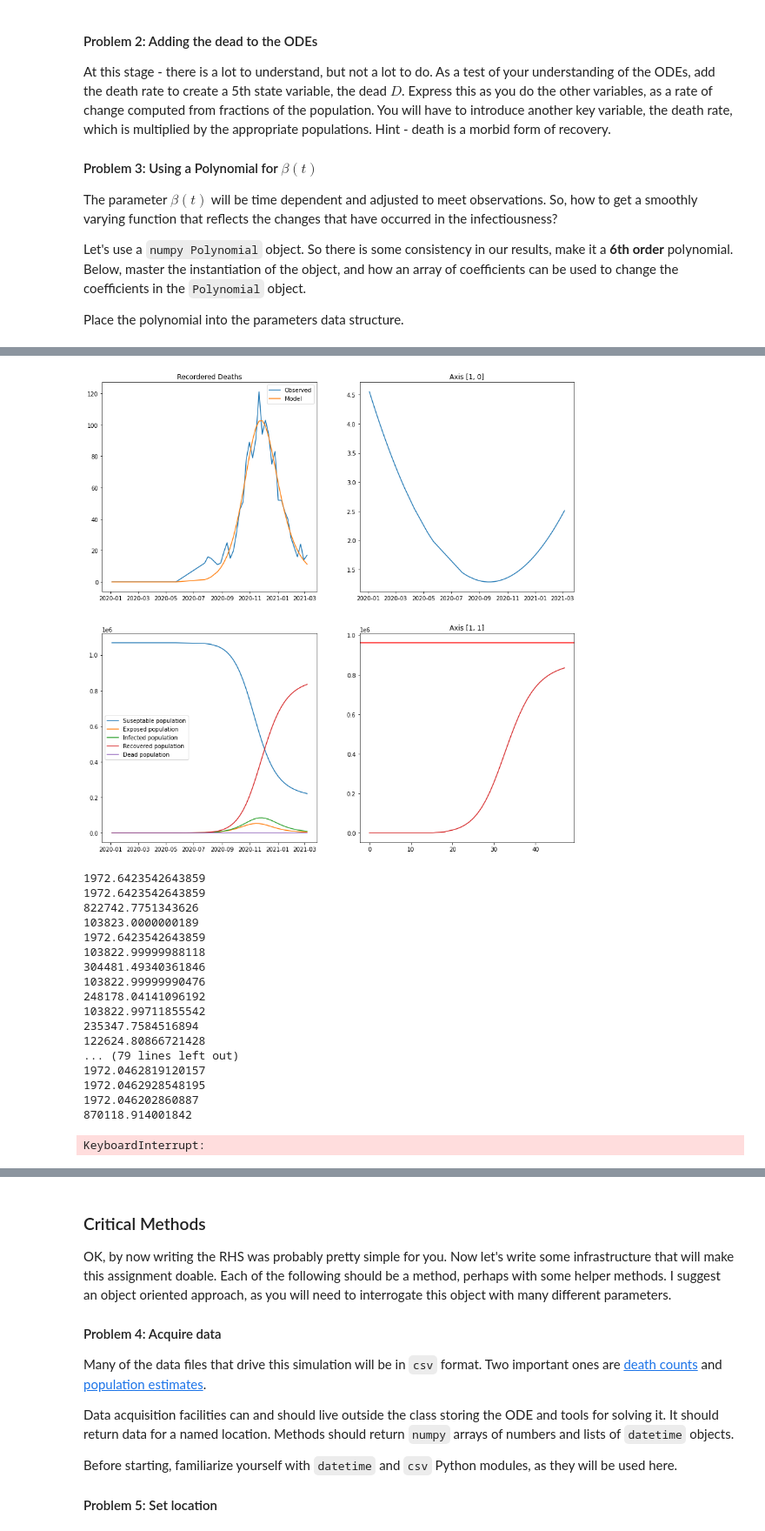
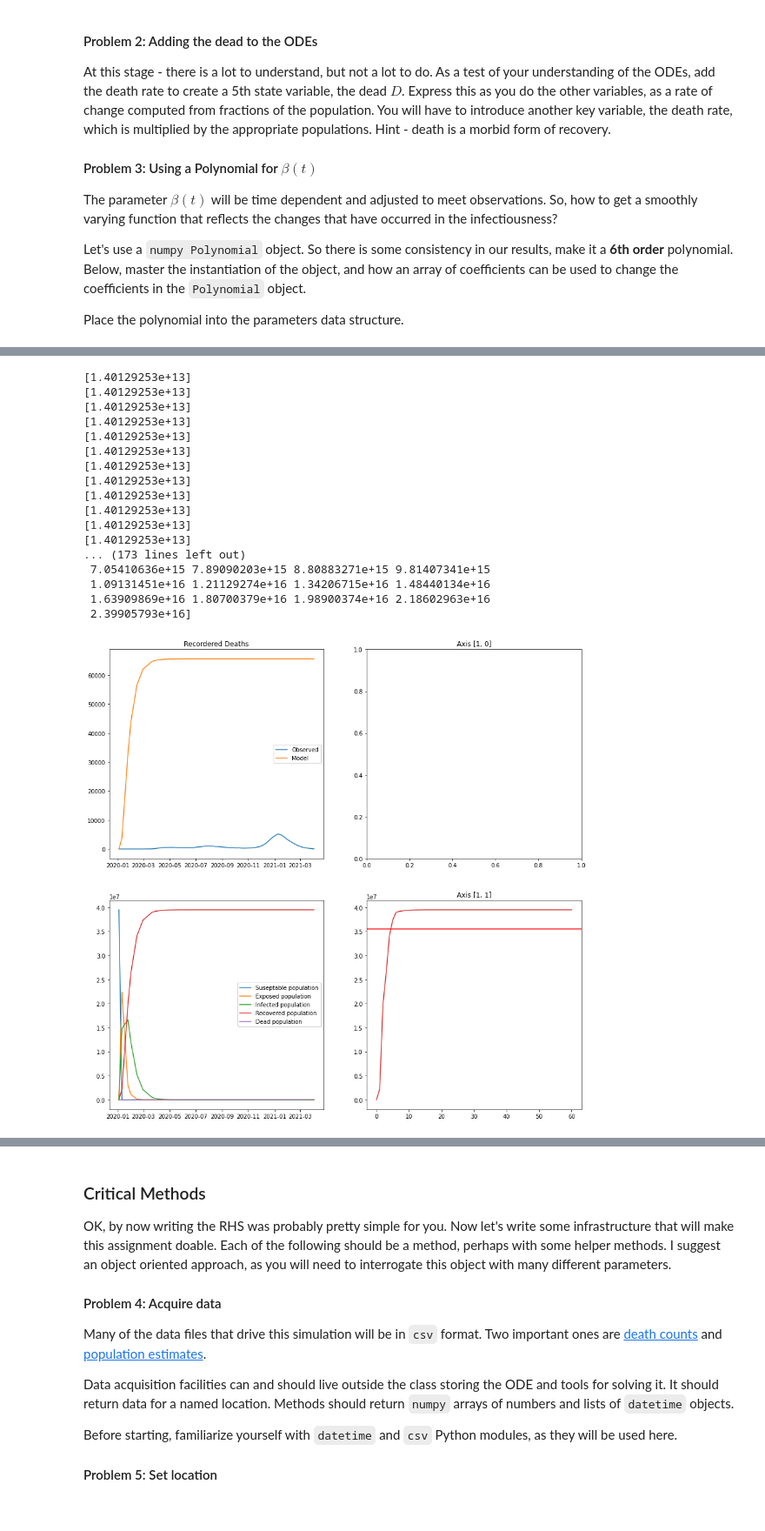
Before and after one commit to tjschweitzer/Sim_Modeling, a Jupyter notebook: covid/Synthesis I - SEIR Model.ipynb, the cells around one changed output, grey strips where cells are left out. Shown at 87% size. Cells and saved outputs as stored; diff of their text form; code cells hidden in the pictures.

```diff
--- a/covid/Synthesis I - SEIR Model.ipynb
+++ b/covid/Synthesis I - SEIR Model.ipynb
@@ -382,36 +370,27 @@ app.get_nelder_mead("Montana","nelder-mead")
-# %%
-powell = [ 4.54701056e-01, -2.52732470e-03,  5.05188944e-06, -5.83029782e-10,
-        1.21520601e-03]
-res = minimize(self.get_SSE, self.coefs+[self.death_rate] , method='Powell',
-               options={'disp': True},\
-               callback = self.update_perameters)
-
-
-app.plot_results()
-# %% [output]
-[figure, removed]
-# %%
-powell = [ 4.54701056e-01, -2.52732470e-03,  5.05188944e-06, -5.83029782e-10,
-        1.21520601e-03]
-res = minimize(app.get_SSE, powell , method='Powell',
-               options={'disp': True},\
-               callback = app.update_perameters)
-# %% [output]
-1972.6423542643859
-1972.6423542643859
-822742.7751343626
-103823.0000000189
-1972.6423542643859
-103822.99999988118
-304481.49340361846
-103822.99999990476
-248178.04141096192
-103822.99711855542
-235347.7584516894
-122624.80866721428
-... (79 lines left out)
-1972.0462819120157
-1972.0462928548195
-1972.046202860887
-870118.914001842
-KeyboardInterrupt:
+# %%
+start_perams = [0.08, 0.2, 0.04, -.1, 0.5, -0.3, -0.4, 0.00166]
+
+powell_options = {'disp': True, "xtol": 1e-6}
+app.set_location("California")
+res =app.get_minimize(start_perams,powell_options,"Powell")
+
+app.plot_results()
+# %% [output]
+[1.40129253e+13]
+[1.40129253e+13]
+[1.40129253e+13]
+[1.40129253e+13]
+[1.40129253e+13]
+[1.40129253e+13]
+[1.40129253e+13]
+[1.40129253e+13]
+[1.40129253e+13]
+[1.40129253e+13]
+[1.40129253e+13]
+[1.40129253e+13]
+... (173 lines left out)
+ 7.05410636e+15 7.89090203e+15 8.80883271e+15 9.81407341e+15
+ 1.09131451e+16 1.21129274e+16 1.34206715e+16 1.48440134e+16
+ 1.63909869e+16 1.80700379e+16 1.98900374e+16 2.18602963e+16
+ 2.39905793e+16]
+[figure, added]
```
Also changed, not shown: parts of 10 cells of this notebook, 12 other files.
